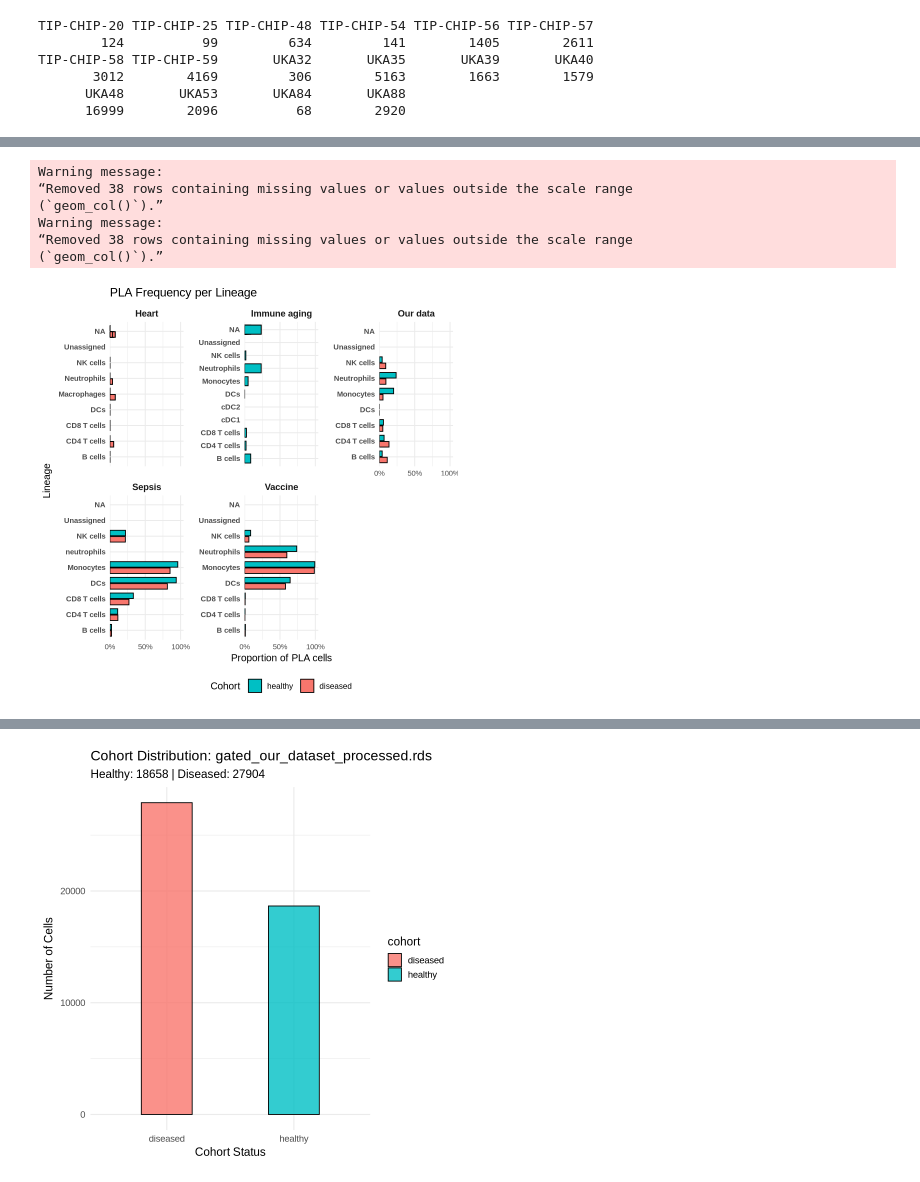
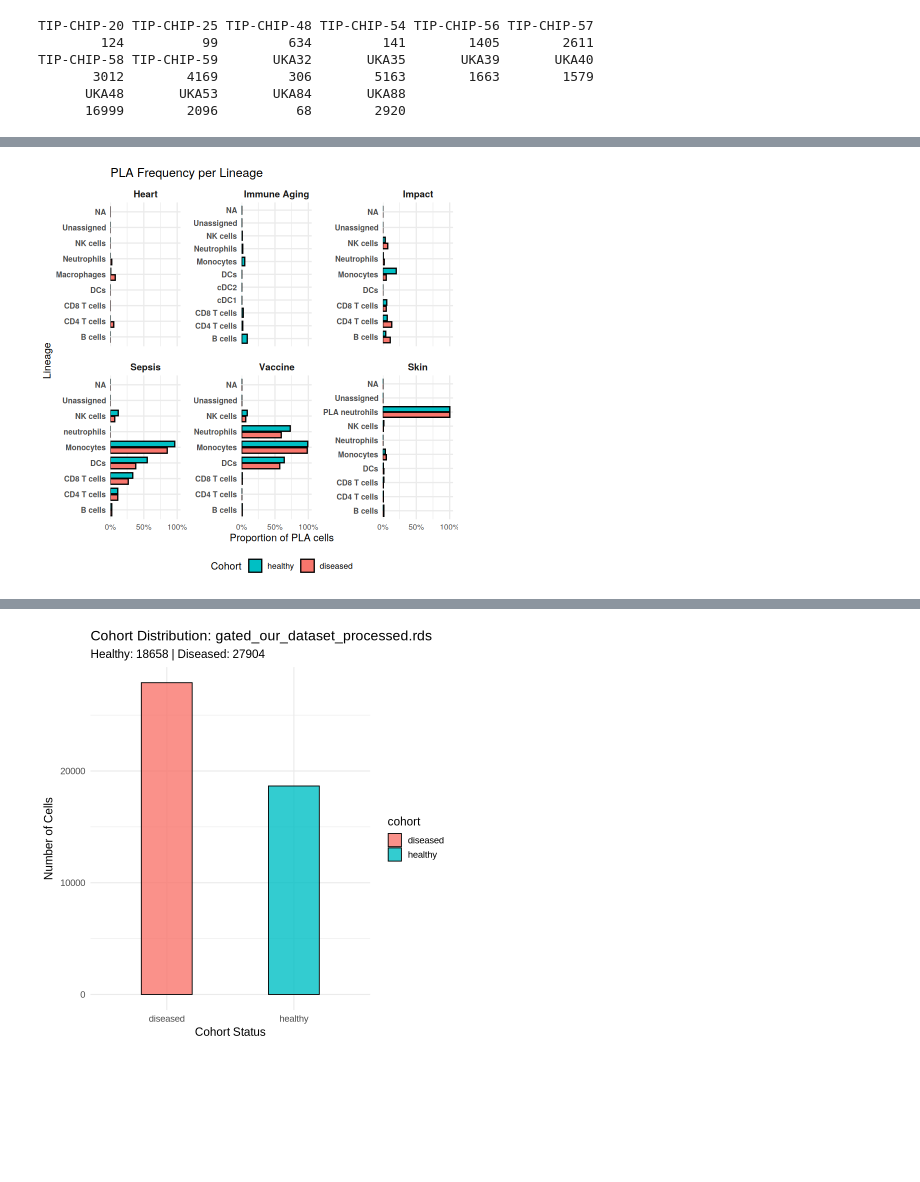
Before and after one commit to auredersch/FoPra_PLAs, a Jupyter notebook: notebooks/exploration_week1/explore_cohort_depth.ipynb, the cells around one changed output, grey strips where cells are left out. Drawn from its saved outputs; the diff is of its cells as text; code cells hidden in the pictures; blank space fills up the shorter version.

```diff
--- a/notebooks/exploration_week1/explore_cohort_depth.ipynb
+++ b/notebooks/exploration_week1/explore_cohort_depth.ipynb
@@ -62,11 +45,12 @@ if (
 }
 # %%
 # "gated_ImmuneAging.rds", "gated_heart_processed.rds", "gated_sepsis_processed.rds", "gated_vaccine_processed.rds", "gated_our_dataset_processed.rds"
-#file_name <- "gated_ImmuneAging.rds"
+file_name <- "gated_ImmuneAging.rds"
 #file_name <- "gated_heart_processed.rds"
 #file_name <- "gated_sepsis_processed.rds"
 #file_name <- "gated_vaccine_processed.rds"
-file_name <- "gated_our_dataset_processed.rds"
+#file_name <- "gated_our_dataset_processed.rds"
+#file_name <- "gated_skin_processed.rds"
 
 if (file_name == "gated_ImmuneAging.rds"){
     dataset_type <- "immune_aging"
@@ -77,5 +61,7 @@ if (file_name == "gated_ImmuneAging.rds"){
 } else if (file_name == "gated_vaccine_processed.rds"){
     dataset_type <- "vaccine"
 } else if (file_name == "gated_our_dataset_processed.rds"){
-    dataset_type <- "our_data"
+    dataset_type <- "impact"
+} else if(file_name == "gated_skin_processed.rds"){
+    dataset_type <- "skin"
 }
@@ -156,10 +136,12 @@ if (dataset_type == "immune_aging" & "disease" %in% colnames(metadata)) {
   metadata <- metadata %>%
     mutate(cohort = if_else(time == 0, "healthy", "diseased"))
 
-} else if (dataset_type == "our_data" & "condition" %in% colnames(metadata)) {
+} else if (dataset_type == "impact" & "condition" %in% colnames(metadata)) {
   metadata <- metadata %>%
     mutate(cohort = if_else(condition == "Healthy", "healthy", "diseased"))
-
+} else if (dataset_type == "skin" & "Status" %in% colnames(metadata)) {
+  metadata <- metadata %>%
+    mutate(cohort = if_else(Status == "Healthy", "healthy", "diseased"))
 }
 
 seurat_obj@meta.data$cohort <- metadata$cohort
@@ -274,9 +256,10 @@ pla_summary_plot <- pla_summary_all %>%
       levels = c(
         "heart",
         "immune_aging",
-        "our_data",
+        "impact",
         "sepsis",
-        "vaccine"
+        "vaccine",
+        "skin"
       )
     )
   )
@@ -392,10 +380,11 @@ p_pla <- ggplot(
     labeller = labeller(
       dataset = c(
         "heart" = "Heart",
-        "immune_aging" = "Immune aging",
-        "our_data" = "Our data",
+        "immune_aging" = "Immune Aging",
+        "impact" = "Impact",
         "sepsis" = "Sepsis",
-        "vaccine" = "Vaccine"
+        "vaccine" = "Vaccine",
+        "skin" = "Skin"
       )
     )
   ) +
@@ -412,40 +401,34 @@ p_pla <- ggplot(
   theme(
     axis.text.y = element_text(
       face = "bold",
       size = 9
     ),
     axis.text.x = element_text(size = 9),
     strip.text = element_text(
       face = "bold",
       size = 11
     ),
     panel.spacing = unit(1, "lines"),
     legend.position = "bottom"
   ) +
   labs(
     title = "PLA Frequency per Lineage",
     x = "Proportion of PLA cells",
     y = "Lineage",
     fill = "Cohort"
   )
 
 print(p_pla)
 
 ggsave(
   file.path(output_dir, "pla_freq_per_lineage.png"),
   plot = p_pla,
   width = 16,
   height = 11,
   dpi = 300
 )
 # %% [output]
-Warning message:
-“Removed 38 rows containing missing values or values outside the scale range
-(`geom_col()`).”
-Warning message:
-“Removed 38 rows containing missing values or values outside the scale range
-(`geom_col()`).”
-[figure, old version]
+[figure, new version]
 # %%
 p_cohort <- p_cohort +
   labs(title = "Cohort distribution") +
```
Also changed, not shown: parts of 14 cells of this notebook, 6 other files.
